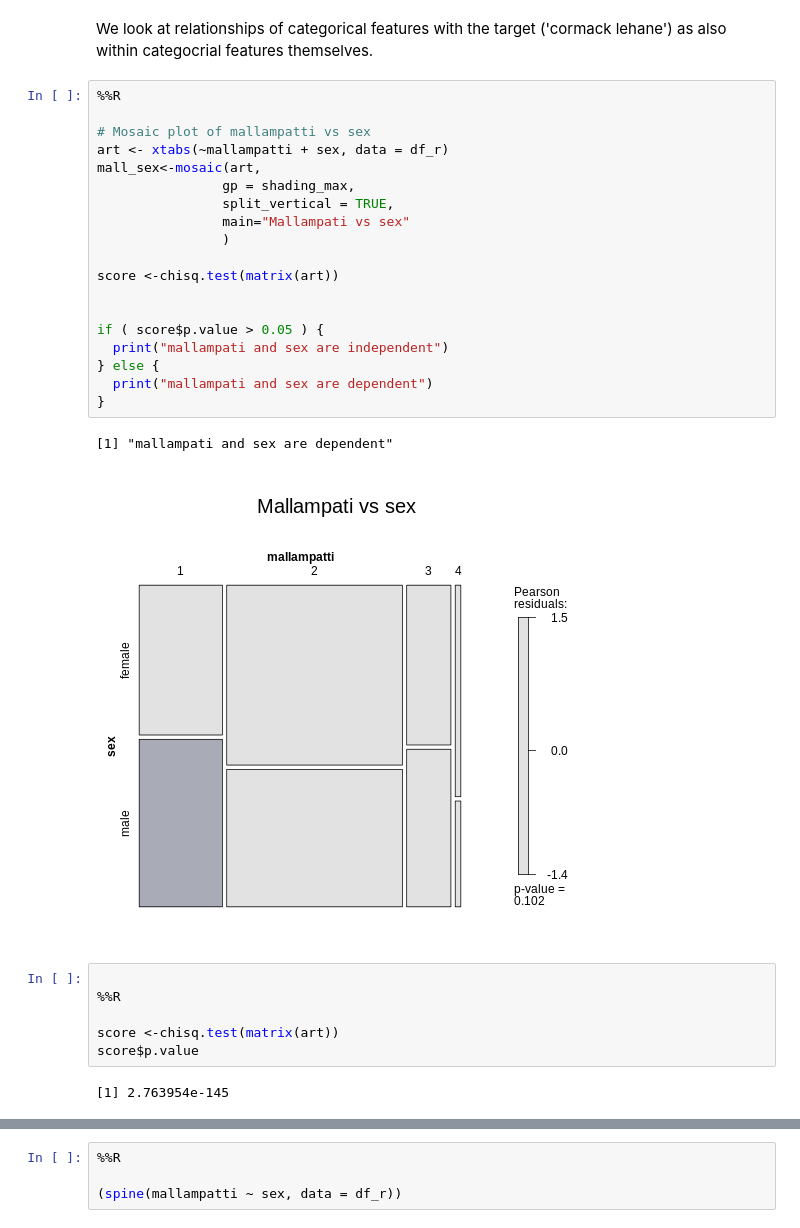
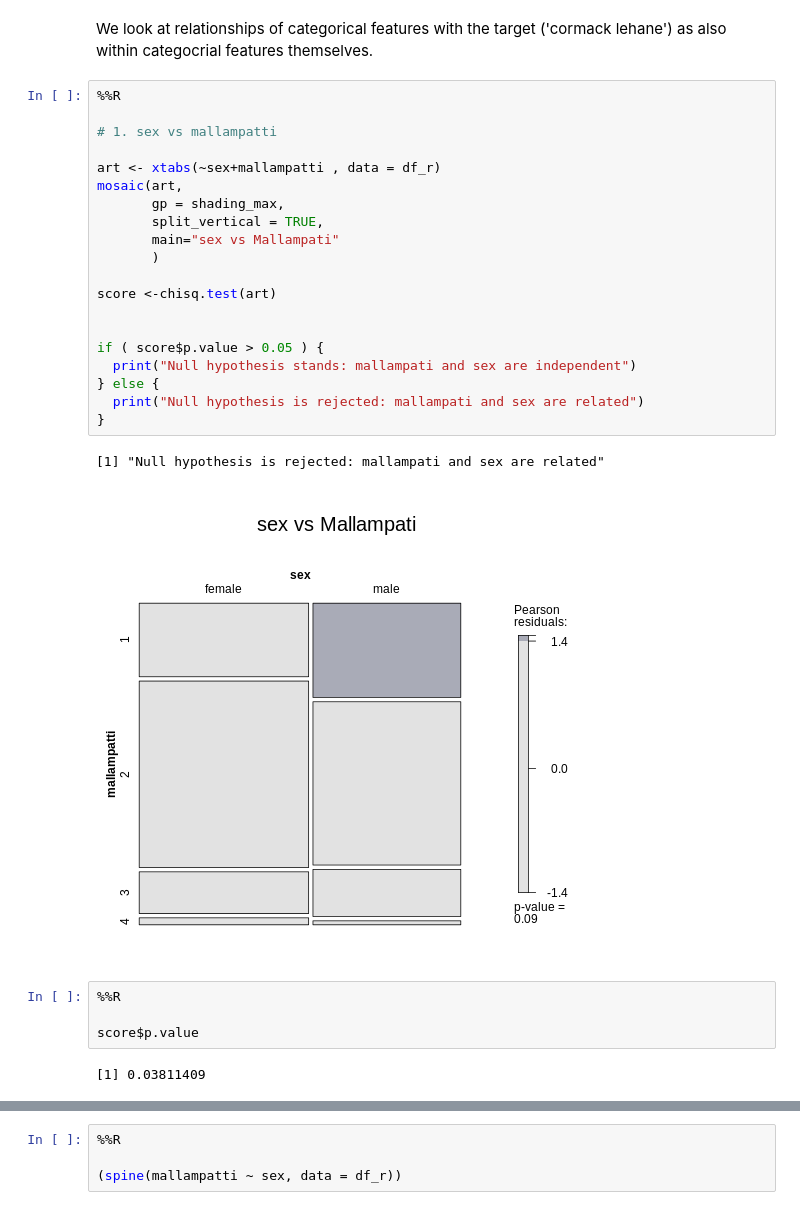
Before and after one commit to harnalashok/classification, a Jupyter notebook: airways.ipynb, the cells around one changed output, grey strips where cells are left out. Drawn from its saved outputs; the diff is of its cells as text.

```diff
--- a/airways.ipynb
+++ b/airways.ipynb
@@ -430,33 +434,32 @@ We look at relationships of categorical features with the target ('cormack lehan
 # %%
 %%R
 
-# Mosaic plot of mallampatti vs sex
-art <- xtabs(~mallampatti + sex, data = df_r)
-mall_sex<-mosaic(art,
-                gp = shading_max,
-                split_vertical = TRUE,
-                main="Mallampati vs sex"
-                )
+# 1. sex vs mallampatti
 
-score <-chisq.test(matrix(art))
+art <- xtabs(~sex+mallampatti , data = df_r)
+mosaic(art,
+       gp = shading_max,
+       split_vertical = TRUE,
+       main="sex vs Mallampati"
+       )
+
+score <-chisq.test(art)
 
 
 if ( score$p.value > 0.05 ) {
-  print("mallampati and sex are independent")
+  print("Null hypothesis stands: mallampati and sex are independent")
 } else {
-  print("mallampati and sex are dependent")
+  print("Null hypothesis is rejected: mallampati and sex are related")
 }
 # %% [output]
-[1] "mallampati and sex are dependent"
+[1] "Null hypothesis is rejected: mallampati and sex are related"
-[figure, old version]
+[figure, new version]
 # %%
-
 %%R
 
-score <-chisq.test(matrix(art))
 score$p.value
 # %% [output]
-[1] 2.763954e-145
+[1] 0.03811409
 # %%
 %%R
 
```
Also changed, not shown: parts of 14 cells of this notebook.
